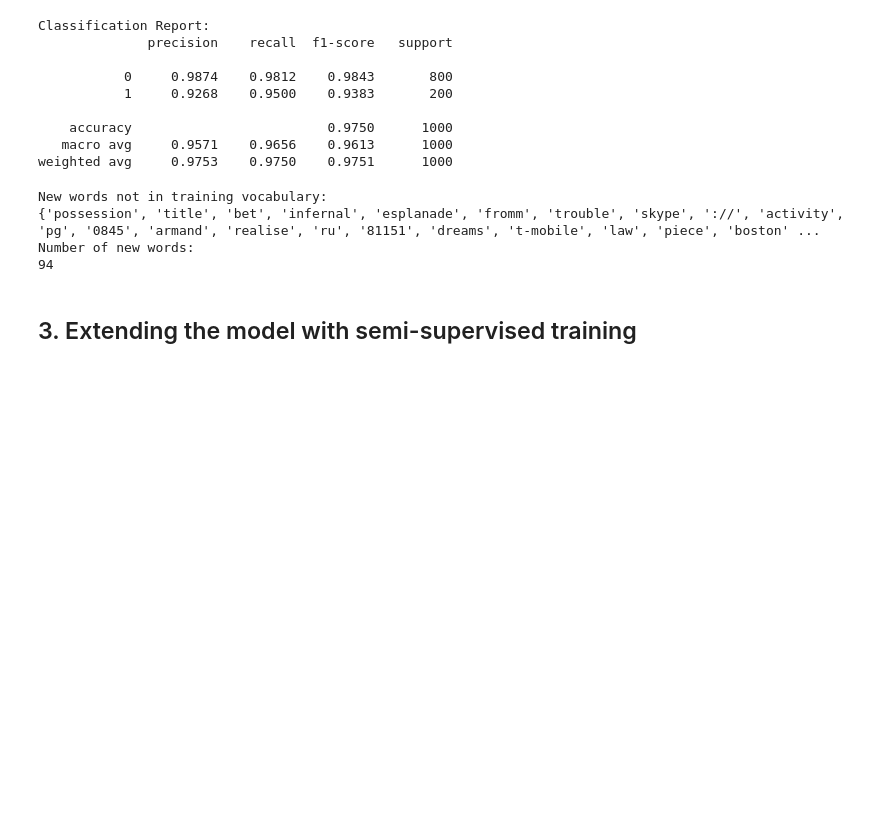
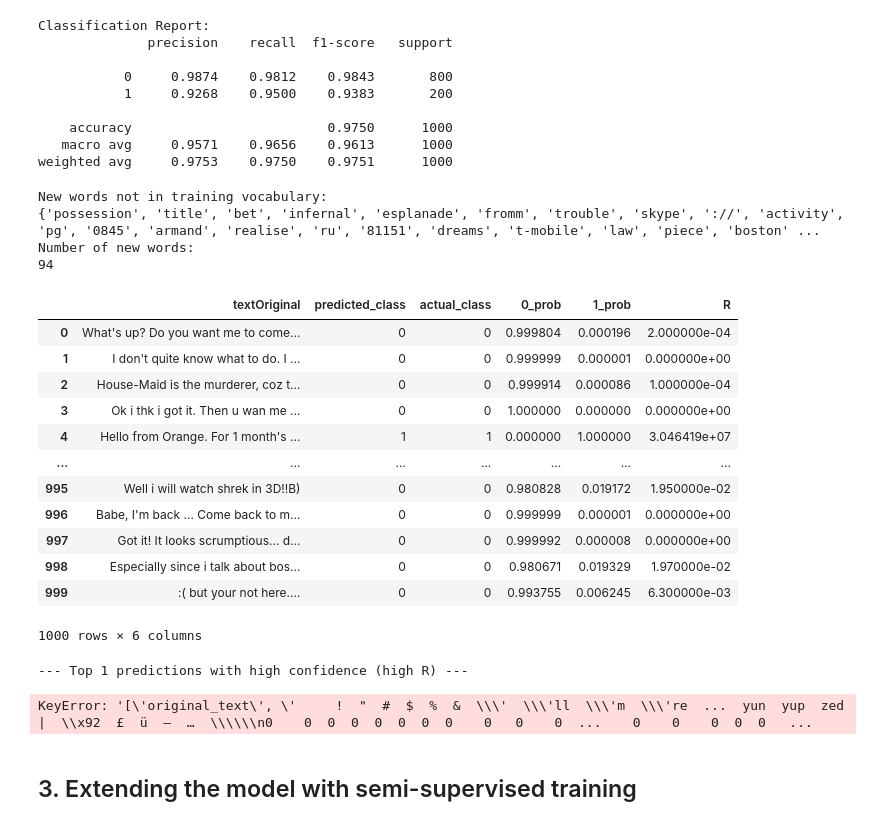
Before and after one commit to YubotKwng/Naive-Bayes-model-classifiying-spam-messages, a Jupyter notebook: COMP30027_2025_asst1_template.ipynb, the cells around one changed output. Saved outputs shown, nothing was run; the diff lists cells and outputs as text; code cells hidden in the pictures; blank space fills up the shorter version.

Commit message:
confidence R computing

```diff
--- a/COMP30027_2025_asst1_template.ipynb
+++ b/COMP30027_2025_asst1_template.ipynb
@@ -171,7 +174,7 @@ def train_model(data):
     prior_prob = calc_prior(count_df)
 
     # Calculate likelihoods
-    likelihood = word_likelihood(count_df)
+    likelihood = word_likelihood_with_smoothing(count_df)
 
     return prior_prob, likelihood, vocabulary
 # %%
@@ -345,7 +348,7 @@ def predict_test_with_smoothing(data, prior_prob, likelihood):
                 max_label = label
         if max_label is not None:
             argmax_labels.append(max_label)
-    return argmax_labels
+    return argmax_labels, posterior_probs
 # %% [markdown]
 ## 2. Supervised model evaluation
 # %%
@@ -373,4 +376,4 @@ test_count
 | 999 | 0 | 0 | 0 | 0 | 0 | 0 | 0 | 0 | 0 | 0 | ... | ... |
 1000 rows × 1641 columns
 # %%
-predictions = predict_test_with_smoothing(test_count, priors_prob, word_probs)
+predictions, posterior_probs = predict_test_with_smoothing(test_count, priors_prob, word_probs)
@@ -457,3 +442,39 @@ New words not in training vocabulary:
 {'possession', 'title', 'bet', 'infernal', 'esplanade', 'fromm', 'trouble', 'skype', '://', 'activity', 'pg', '0845', 'armand', 'realise', 'ru', '81151', 'dreams', 't-mobile', 'law', 'piece', 'boston' ...
 Number of new words:
 94
+# %%
+def predict_confidence(test_df, posterior_probs, prediction, class1=0, class2=1):
+    results = []
+
+    for i, post_probs in enumerate(posterior_probs):
+        log_prob_c0 = post_probs[class1]
+        log_prob_c1 = post_probs[class2]
+
+        # Convert log probs to actual probs via softmax normalization (optional but more accurate)
+        max_log = max(log_prob_c0, log_prob_c1)
+        prob_c0 = math.exp(log_prob_c0 - max_log)
+        prob_c1 = math.exp(log_prob_c1 - max_log)
+        total = prob_c0 + prob_c1
+        norm_prob_c0 = prob_c0 / total
+        norm_prob_c1 = prob_c1 / total
+
+        R = norm_prob_c1 / norm_prob_c0  # scam / non-malicious
+        predicted_class = prediction[i]
+        actual_class = test_df.iloc[i]['class'] if 'class' in test_df.columns else None
+        original_text = test_df.iloc[i]['textOriginal'] if 'textOriginal' in test_df.columns else None
+
+        results.append({
+            'textOriginal': original_text,
+            'predicted_class': predicted_class,
+            'actual_class': actual_class,
+            f'{class1}_prob': round(norm_prob_c0, 6),
+            f'{class2}_prob': round(norm_prob_c1, 6),
+            'R': round(R, 4)
+        })
+
+    # Convert to DataFrame if it's a list of dicts
+    if isinstance(results, list):
+        result_df = pd.DataFrame(results)
+
+
+    return result_df
@@ -460,3 +504,26 @@ Number of new words:
+# %%
+results_df = predict_confidence(test_df, posterior_probs, predictions)
+results_df
+# %% [output]
+|  | textOriginal | predicted_class | actual_class | 0_prob | 1_prob | R |
+| 0 | What's up? Do you want me to come... | 0 | 0 | 0.999804 | 0.000196 | 2.000000e-04 |
+| 1 | I don't quite know what to do. I ... | 0 | 0 | 0.999999 | 0.000001 | 0.000000e+00 |
+| 2 | House-Maid is the murderer, coz t... | 0 | 0 | 0.999914 | 0.000086 | 1.000000e-04 |
+| 3 | Ok i thk i got it. Then u wan me ... | 0 | 0 | 1.000000 | 0.000000 | 0.000000e+00 |
+| 4 | Hello from Orange. For 1 month's ... | 1 | 1 | 0.000000 | 1.000000 | 3.046419e+07 |
+| ... | ... | ... | ... | ... | ... | ... |
+| 995 | Well i will watch shrek in 3D!!B) | 0 | 0 | 0.980828 | 0.019172 | 1.950000e-02 |
+| 996 | Babe, I'm back ... Come back to m... | 0 | 0 | 0.999999 | 0.000001 | 0.000000e+00 |
+| 997 | Got it! It looks scrumptious... d... | 0 | 0 | 0.999992 | 0.000008 | 0.000000e+00 |
+| 998 | Especially since i talk about bos... | 0 | 0 | 0.980671 | 0.019329 | 1.970000e-02 |
+| 999 | :( but your not here.... | 0 | 0 | 0.993755 | 0.006245 | 6.300000e-03 |
+1000 rows × 6 columns
+# %%
+results_df = predict_confidence(test_df, posterior_probs, predictions)
+show_confidence_examples(results_df, test_count)
+# %% [output]
+--- Top 1 predictions with high confidence (high R) ---
+KeyError: '[\'original_text\', \'     !  "  #  $  %  &  \\\'  \\\'ll  \\\'m  \\\'re  ...  yun  yup  zed  |  \\x92  £  ü  –  …  \\\\\\n0    0  0  0  0  0  0  0    0   0    0  ...    0    0    0  0  0   ...
 # %% [markdown]
 ## 3. Extending the model with semi-supervised training
 # %% [markdown]
```
Also changed, not shown: parts of 8 cells of this notebook.
